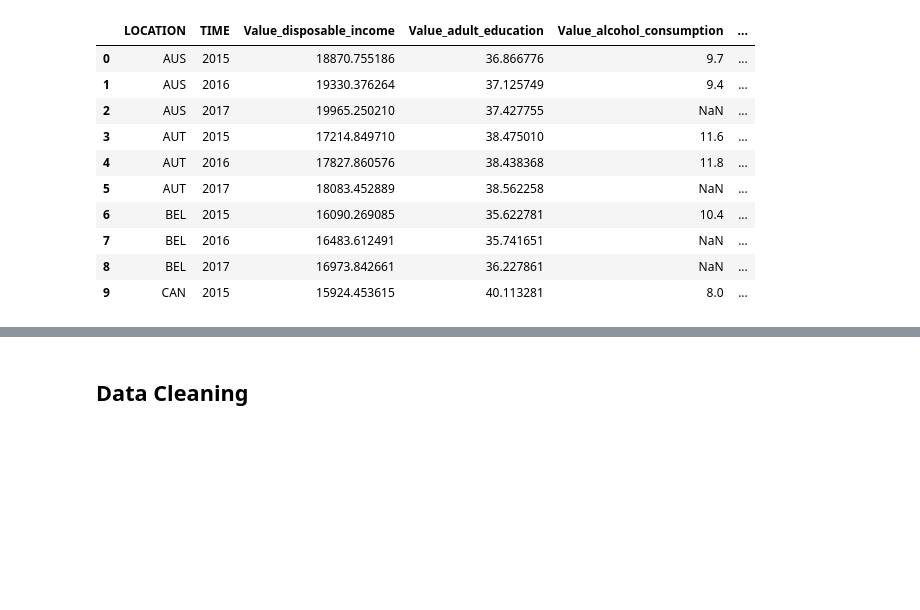
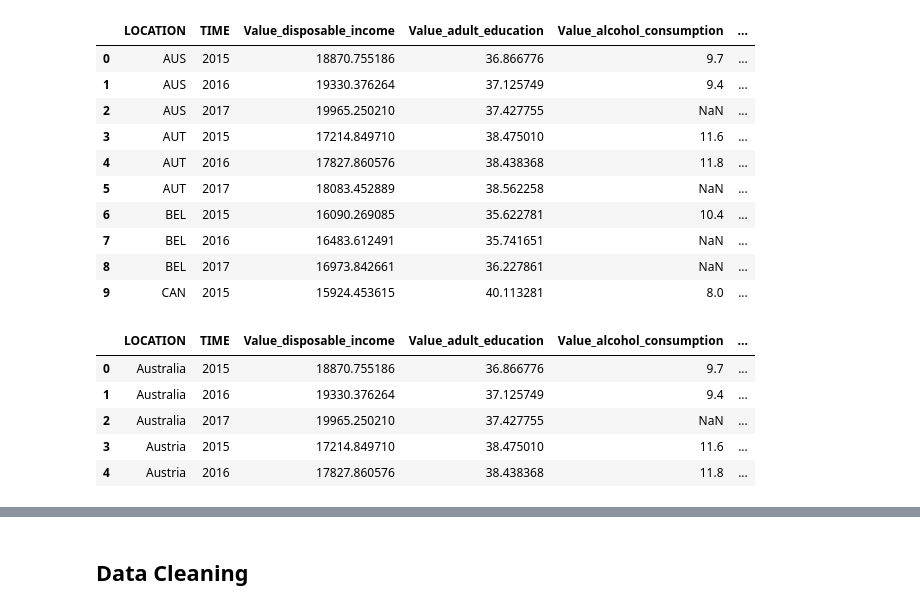
Before and after one commit to YiranJing/Health_and_Happiness_Study, a Jupyter notebook: notebook/Stage_1_Data_Process.ipynb, the cells around one changed output, grey strips where cells are left out. Drawn from its saved outputs; the diff is of its cells as text; code cells hidden in the pictures; blank space fills up the shorter version.

```diff
--- a/notebook/Stage_1_Data_Process.ipynb
+++ b/notebook/Stage_1_Data_Process.ipynb
@@ -195,8 +281,3 @@ final_data = pd.merge(final_data, new_df3,
                       left_on=['LOCATION','TIME'],
                       right_on = ['LOCATION','TIME'],
                       how='outer')
-
-final_data = pd.merge(final_data, new_df4,
-                      left_on=['LOCATION','TIME'],
-                      right_on = ['LOCATION','TIME'],
-                      how='outer')
@@ -241,0 +358,18 @@ final_data.head(10)
+# %%
+for index, row in final_data.iterrows():
+    if row['LOCATION'] in country_match:
+        final_data.at[index,'LOCATION'] = country_match[row['LOCATION']]
+# %%
+final_data = pd.merge(final_data, combined_df,
+                      left_on=['LOCATION','TIME'],
+                      right_on = ['LOCATION','TIME'],
+                      how='inner')  # right outer join
+# %%
+final_data.head()
+# %% [output]
+|  | LOCATION | TIME | Value_disposable_income | Value_adult_education | Value_alcohol_consumption | ... |
+| 0 | Australia | 2015 | 18870.755186 | 36.866776 | 9.7 | ... |
+| 1 | Australia | 2016 | 19330.376264 | 37.125749 | 9.4 | ... |
+| 2 | Australia | 2017 | 19965.250210 | 37.427755 | NaN | ... |
+| 3 | Austria | 2015 | 17214.849710 | 38.475010 | 11.6 | ... |
+| 4 | Austria | 2016 | 17827.860576 | 38.438368 | 11.8 | ... |
```
Also changed, not shown: parts of 17 cells of this notebook.
